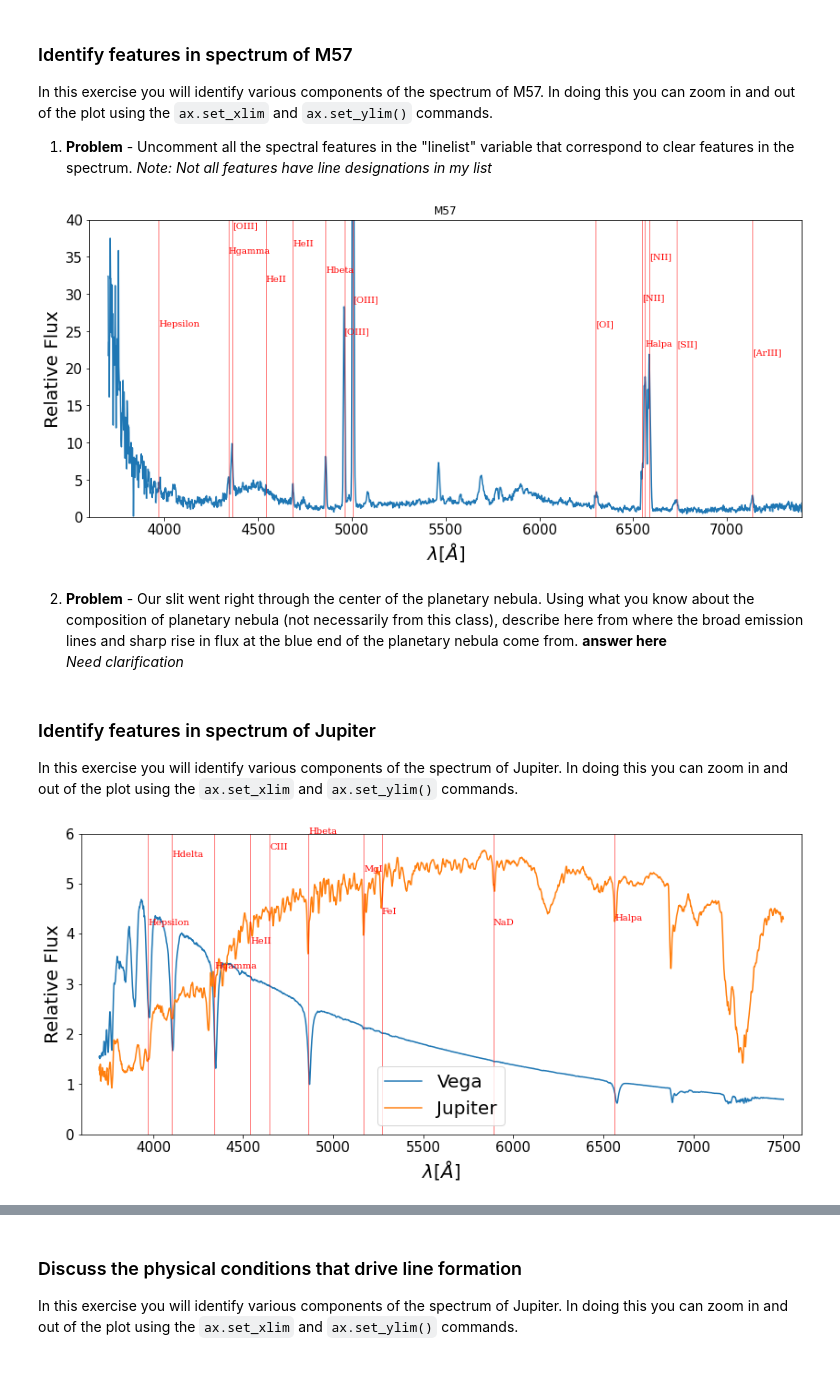
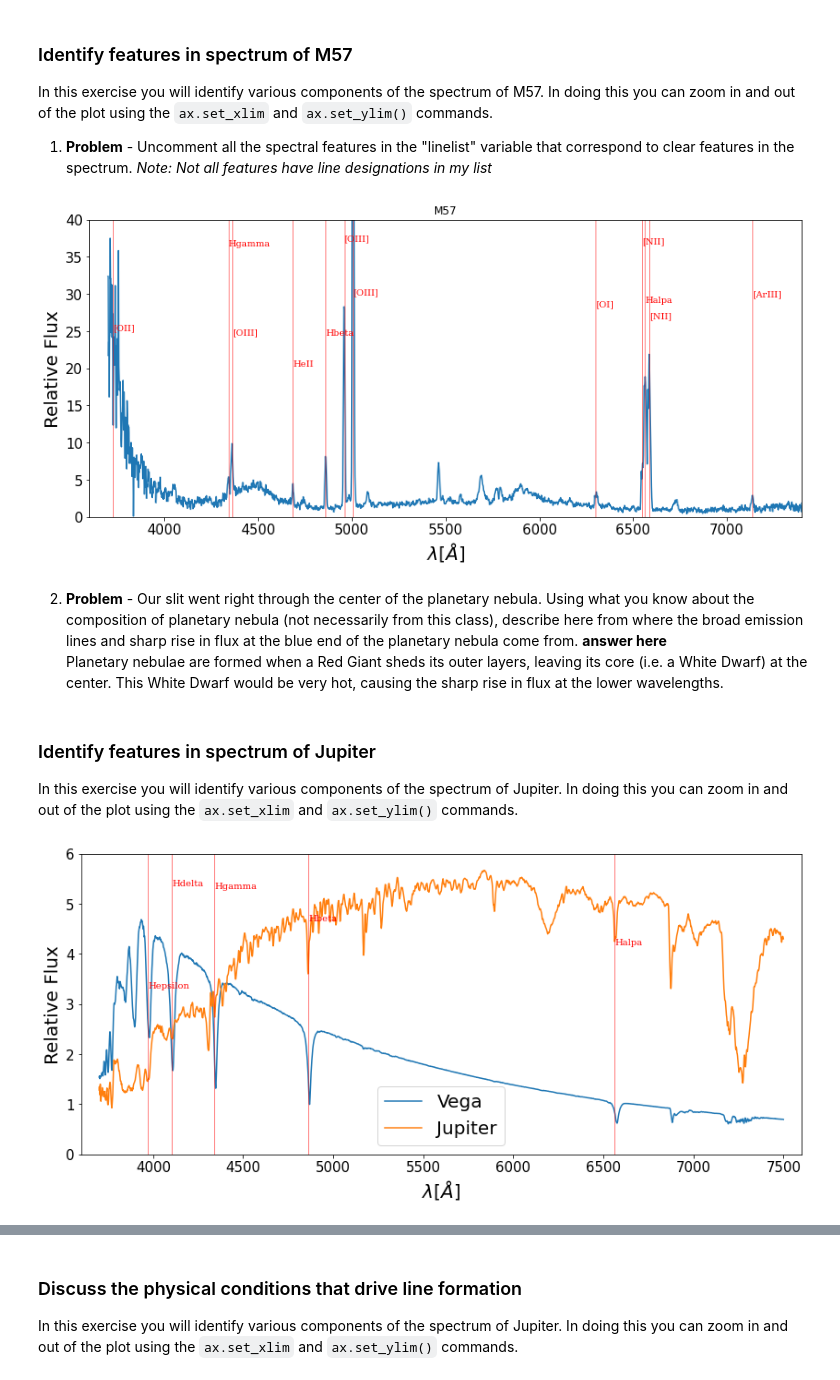
Before and after one commit to miearsje/ObservingProject_student, a Jupyter notebook: analysis_real_spectra.student.ipynb, the cells around one changed output, grey strips where cells are left out. Cells and saved outputs as stored; diff of their text form; code cells hidden in the pictures.

```diff
--- a/analysis_real_spectra.student.ipynb
+++ b/analysis_real_spectra.student.ipynb
@@ -63,49 +63,49 @@ plt.title('M57')
 fluxmin = 0
 fluxmax = 40
 lammin = 3600
-lammax = 7400 #7400
+lammax = 7400
 ax.set_ylim([fluxmin,fluxmax])
 ax.set_xlim([lammin,lammax])
 
 #***************************
 #Uncomment all of the lines that correspond to identifiable features in the spectra
 linelist = [
-#     ('[OII]',3727),
+     ('[OII]',3727),
      ('[OIII]',4363),
      ('[OIII]',4959),
      ('[OIII]',5007),
      ('[OI]',6300),
 #     ('[OI]',6363),
      ('[NII]',6548),
      ('[NII]',6584),
 #     ('[SII]',6716),
-     ('[SII]',6731),
+#     ('[SII]',6731),
 #     ('CIII',4647),
 #     ('MgI',5170),
 #     ('FeI', 5270),
-     ('Hepsilon',3970),
+#     ('Hepsilon',3970),
 #     ('Hdelta',4103),
      ('Hgamma',4341),
      ('Hbeta',4861),
      ('Halpa',6563),
 #     ('NaD', 5890),
-     ('HeII',4541),
+#     ('HeII',4541),
      ('HeII',4686),
 #     ('HeI',4471),
 #     ('HeI',5875),
 #     ('HeI',7065),
      ('[ArIII]',7135),
 #     ('FeI',5335)
 ]
 
 #draw lines on the spectrum
 lineplot(linelist)
 # %% [output]
-[figure, old version]
+[figure, new version]
 # %% [markdown]
 2. **Problem** -  Our slit went right through the center of the planetary nebula.  Using what you know about the composition of planetary nebula (not necessarily from this class), describe here from where the broad emission lines and sharp rise in flux at the blue end of the planetary nebula come from.
 **answer here**<br>
-*Need clarification*
+Planetary nebulae are formed when a Red Giant sheds its outer layers, leaving its core (i.e. a White Dwarf) at the center. This White Dwarf would be very hot, causing the sharp rise in flux at the lower wavelengths.
 # %% [markdown]
 ### Identify features in spectrum of Jupiter
 
@@ -138,36 +138,15 @@ plt.legend(fontsize=20)
 #***************************
 #Uncomment all of the lines that correspond to identifiable features in the spectra
 linelist = [
-#     ('[OII]',3727),
-#     ('[OIII]',4363),
-#     ('[OIII]',4959),
-#     ('[OIII]',5007),
-#     ('[OI]',6300),
-#     ('[OI]',6363),
-#     ('[NII]',6548),
-#     ('[NII]',6584),
-#     ('[SII]',6716),
-#     ('[SII]',6731),
-     ('CIII',4647),
-     ('MgI',5170),
-     ('FeI', 5270),
      ('Hepsilon',3970),
      ('Hdelta',4103),
      ('Hgamma',4341),
      ('Hbeta',4861),
-     ('Halpa',6563),
-     ('NaD', 5890),
-     ('HeII',4541),
-#     ('HeII',4686),
-#     ('HeI',4471),
-#     ('HeI',5875),
-#     ('HeI',7065),
-#     ('[ArIII]',7135),
-#     ('FeI',5335)
+     ('Halpa',6563)
 ]
 
 #draw lines on the spectrum
 lineplot(linelist)
 # %% [output]
-[figure, old version]
+[figure, new version]
 # %% [markdown]
```
Also changed, not shown: parts of 4 cells of this notebook.
